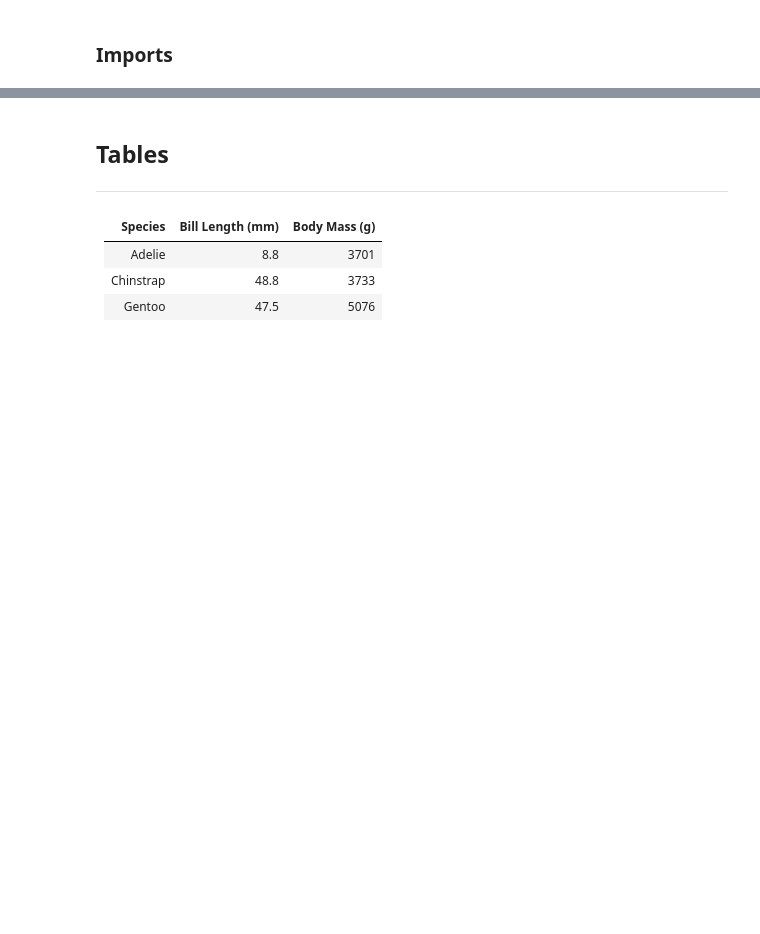
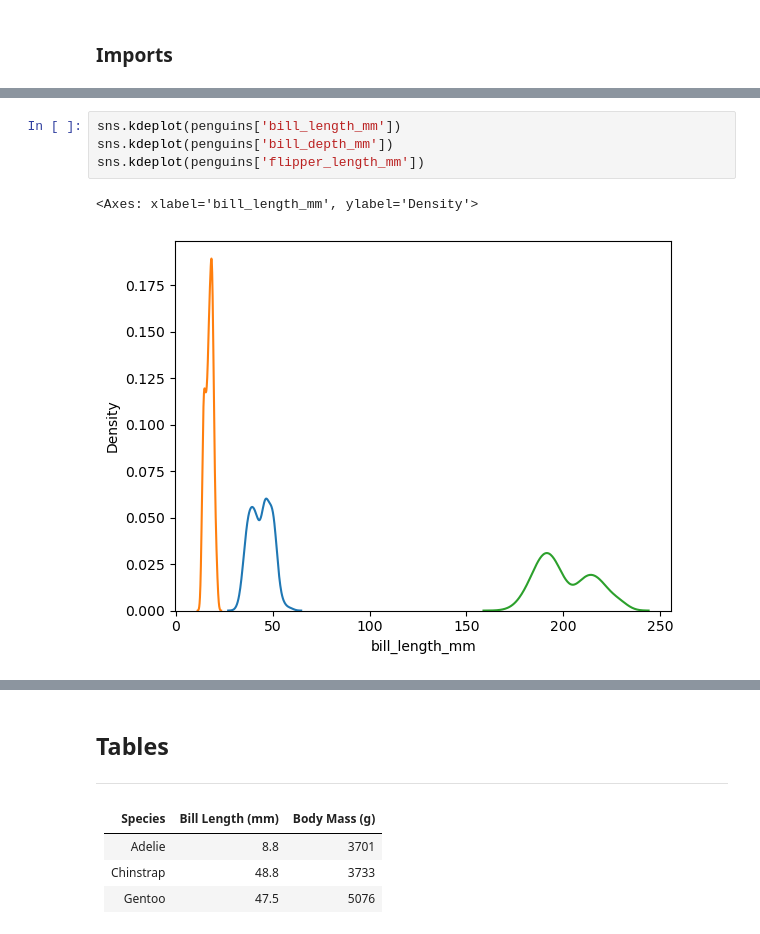
Before and after one commit to dvdgeroconnell/PODA-coursework, a Jupyter notebook: penguins.ipynb, the cells around one changed output, grey strips where cells are left out. Cells and saved outputs as stored; diff of their text form; blank space fills up the shorter version.

Commit message:
Notebook with interim correlation and plots

```diff
--- a/penguins.ipynb
+++ b/penguins.ipynb
@@ -167,3 +152,10 @@ df.describe()
 | 50% | 44.450000 | 17.300000 | 197.000000 | 4050.000000 |
 | 75% | 48.500000 | 18.700000 | 213.000000 | 4750.000000 |
 | max | 59.600000 | 21.500000 | 231.000000 | 6300.000000 |
+# %%
+sns.kdeplot(penguins['bill_length_mm'])
+sns.kdeplot(penguins['bill_depth_mm'])
+sns.kdeplot(penguins['flipper_length_mm'])
+# %% [output]
+<Axes: xlabel='bill_length_mm', ylabel='Density'>
+[figure, added]
```
Also changed, not shown: parts of 30 cells of this notebook.
